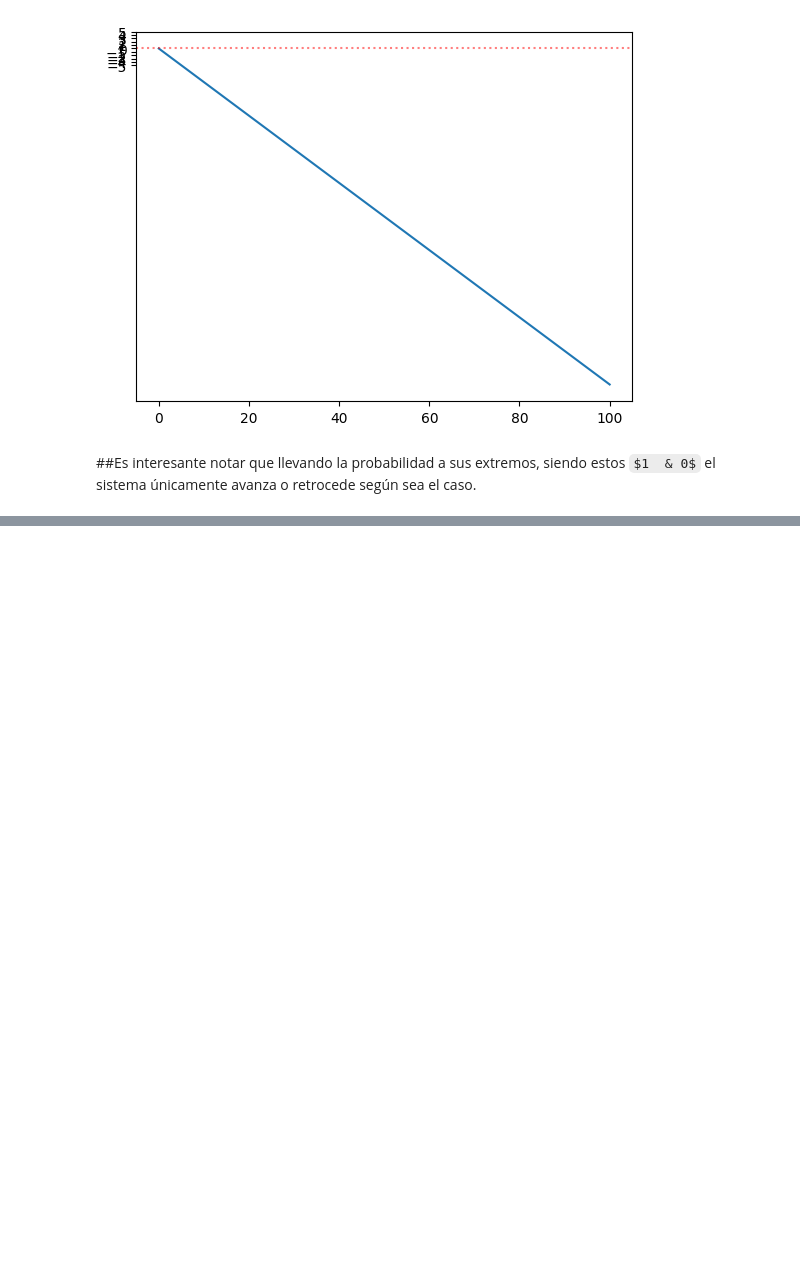
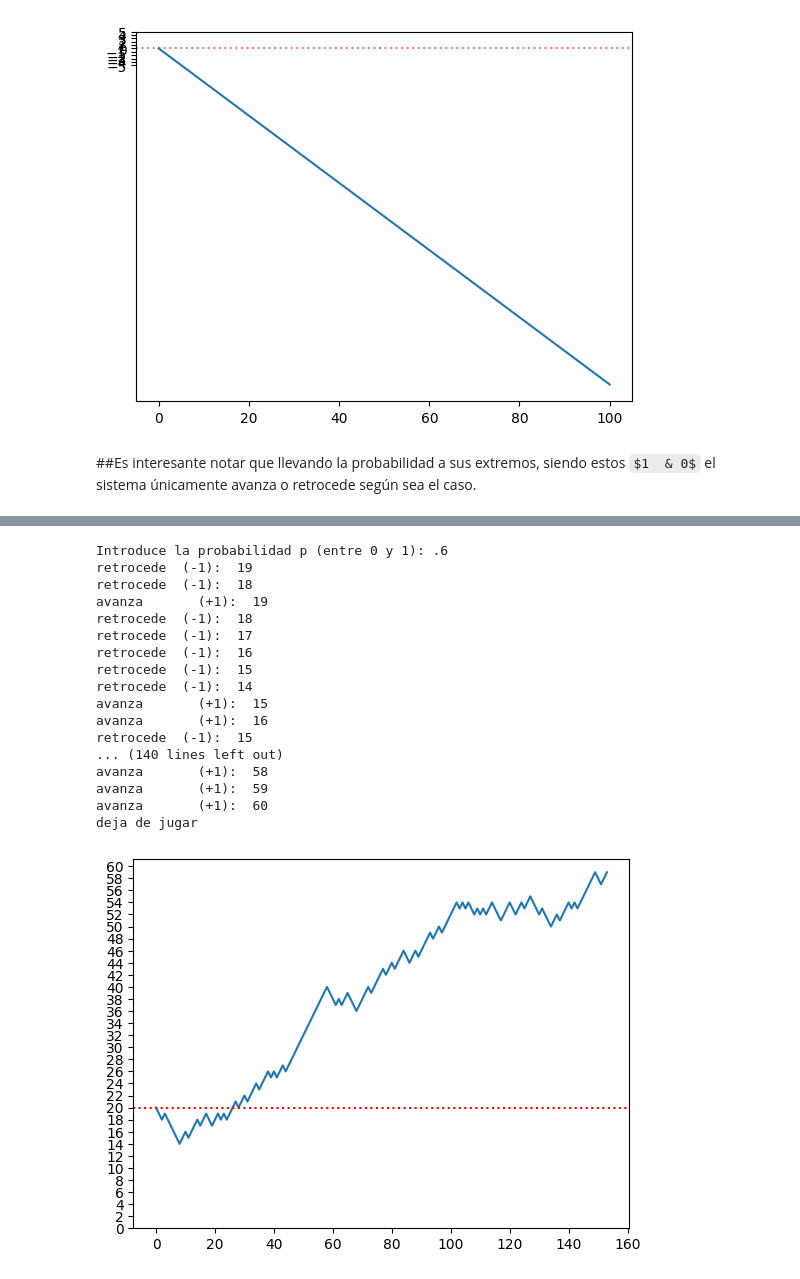
Before and after one commit to Ivo-Islas/Procesos-Estocasticos-Medel, a Jupyter notebook: Caminata_Aleatoria_Ivo.ipynb, the cells around one changed output, grey strips where cells are left out. Saved outputs shown, nothing was run; the diff lists cells and outputs as text; code cells hidden in the pictures; some formulas as TeX source; blank space fills up the shorter version.

```diff
--- a/Caminata_Aleatoria_Ivo.ipynb
+++ b/Caminata_Aleatoria_Ivo.ipynb
@@ -106,0 +120,53 @@ retrocede  (-1):  -100
+# %%
+def caminata(p, n):
+    x = 20                                       #   posicion inicial en 0
+    h = [20]                                        # inicial la lista en el primer movimiento
+    for i in range(n):                        # para cada uno de los pasos
+        if r.random() < p:                   # si el numero es menor a la probabilidad dada
+            x=x+1                                # se mueve 1 a la derecha
+            print('avanza       (+1): ',x) #busco hacer el movimiento visible
+            if x >= 60:
+                print('deja de jugar')
+                break
+            elif x <= 0:
+                print('quiebra')
+                break
+        else:
+            x=x-1                                # se mueve 1 a la izquierda
+            print('retrocede  (-1): ',x) #busco hacer el movimiento visible
+            if x >= 60:
+                print('deja de jugar')
+                break
+            elif x <= 0:
+                print('quiebra')
+                break
+        h.append(x)                           # agrego la posicion a la lista h
+
+    return h                                      # entrego la lista h
+# %%
+pp = float(input("Introduce la probabilidad p (entre 0 y 1): "))  #pide probabilidad elegida por el lector
+np = 1000                                                                                    # el numero de pasos lo define en 100
+cam = caminata(pp, np)                                                              # guarda el movimiento de la caminata en una variable
+plt.plot(cam)                                                                             # grafica lo guardado en la variable definida en la linea anterior
+plt.yticks(range(0, 62, 2))                                                          # define los espacios principales mostrados y el paso entre estos
+plt.axhline(20, color='red', linestyle=':', alpha=1)                   # grafica una linea horizontal para denotar la posicion inicial a lo largo del experimento
+plt.show()                                                                                 # imprime la grafica simulada
+# %% [output]
+Introduce la probabilidad p (entre 0 y 1): .6
+retrocede  (-1):  19
+retrocede  (-1):  18
+avanza       (+1):  19
+retrocede  (-1):  18
+retrocede  (-1):  17
+retrocede  (-1):  16
+retrocede  (-1):  15
+retrocede  (-1):  14
+avanza       (+1):  15
+avanza       (+1):  16
+retrocede  (-1):  15
+... (140 lines left out)
+avanza       (+1):  58
+avanza       (+1):  59
+avanza       (+1):  60
+deja de jugar
+[figure, added]
```
Also changed, not shown: parts of 43 cells of this notebook.
